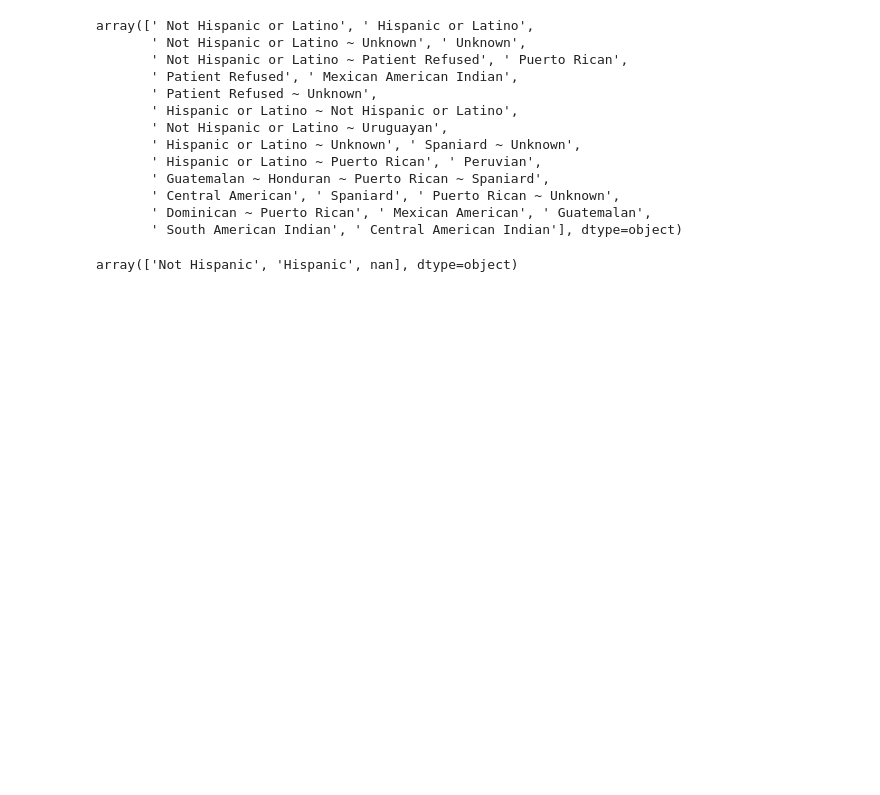
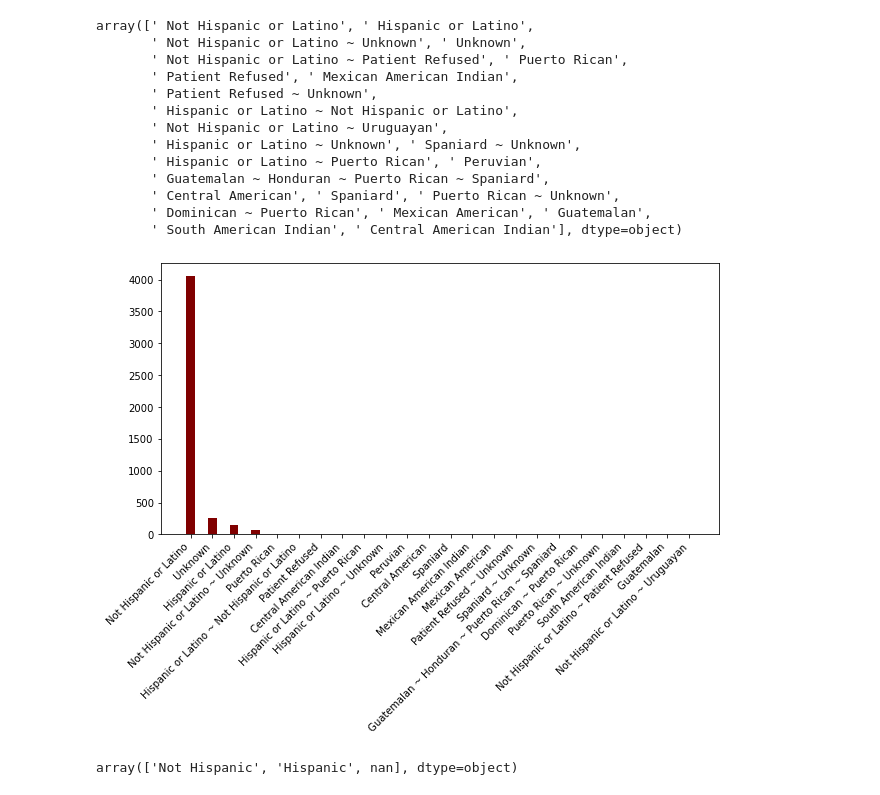
Before and after one commit to ezgisiir/URMCVenitaltorAllocation, a Jupyter notebook: Data/DataCleaningExploration.ipynb, the cells around one changed output. Cells and saved outputs as stored; diff of their text form; code cells hidden in the pictures; blank space fills up the shorter version.

```diff
--- a/Data/DataCleaningExploration.ipynb
+++ b/Data/DataCleaningExploration.ipynb
@@ -101,6 +102,21 @@ array([' Not Hispanic or Latino', ' Hispanic or Latino',
        ' Central American', ' Spaniard', ' Puerto Rican ~ Unknown',
        ' Dominican ~ Puerto Rican', ' Mexican American', ' Guatemalan',
        ' South American Indian', ' Central American Indian'], dtype=object)
+# %%
+data = study_cohort['Ethnicity'].value_counts().to_dict()
+
+
+courses = list(data.keys())
+values = list(data.values())
+
+fig = plt.figure(figsize = (10, 5))
+
+# creating the bar plot
+plt.bar(courses, values, color ='maroon', width = 0.4)
+plt.xticks(rotation=45, ha='right')
+plt.show()
+# %% [output]
+[figure, added]
 # %%
 ethnicity_dict = {
     ' Not Hispanic or Latino': 'Not Hispanic',
```
Also changed, not shown: parts of 2 cells of this notebook.
